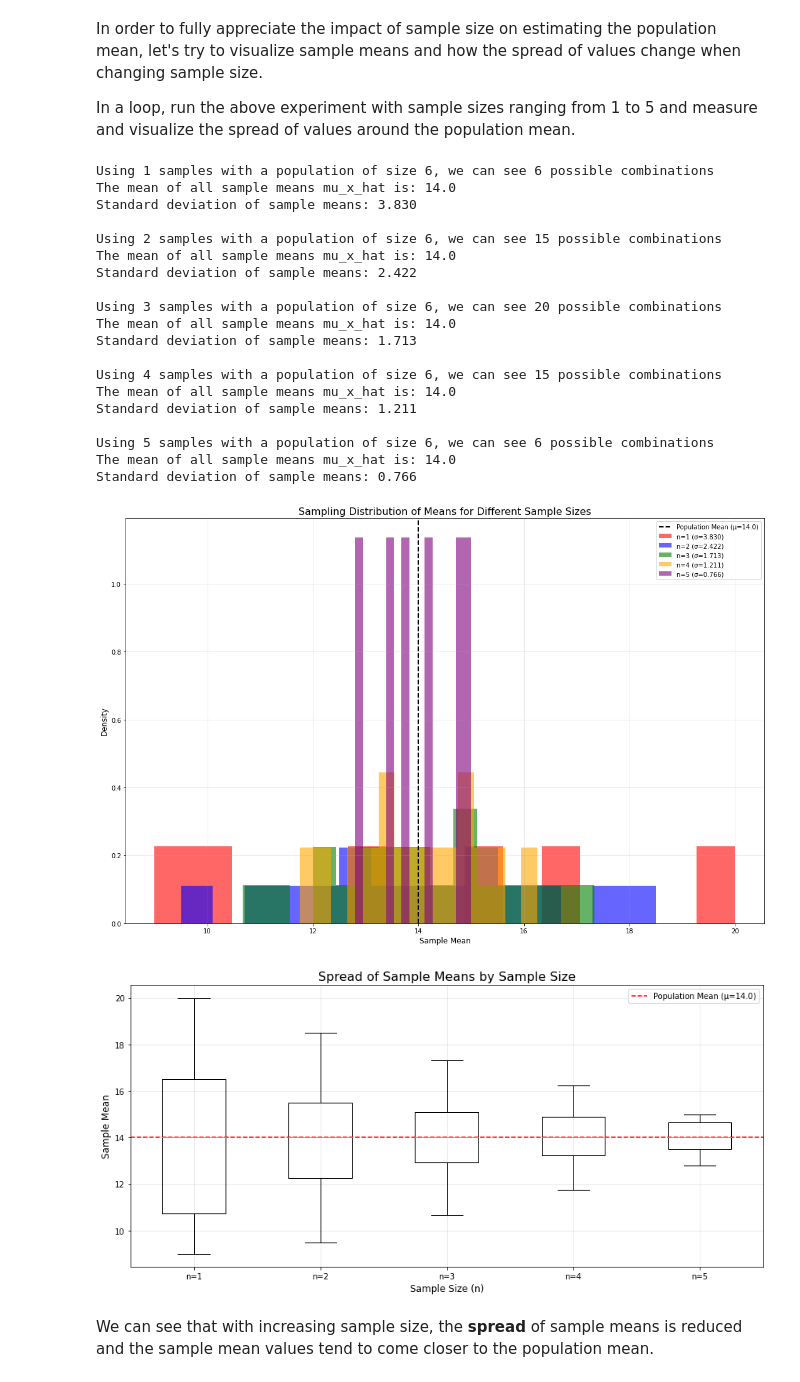
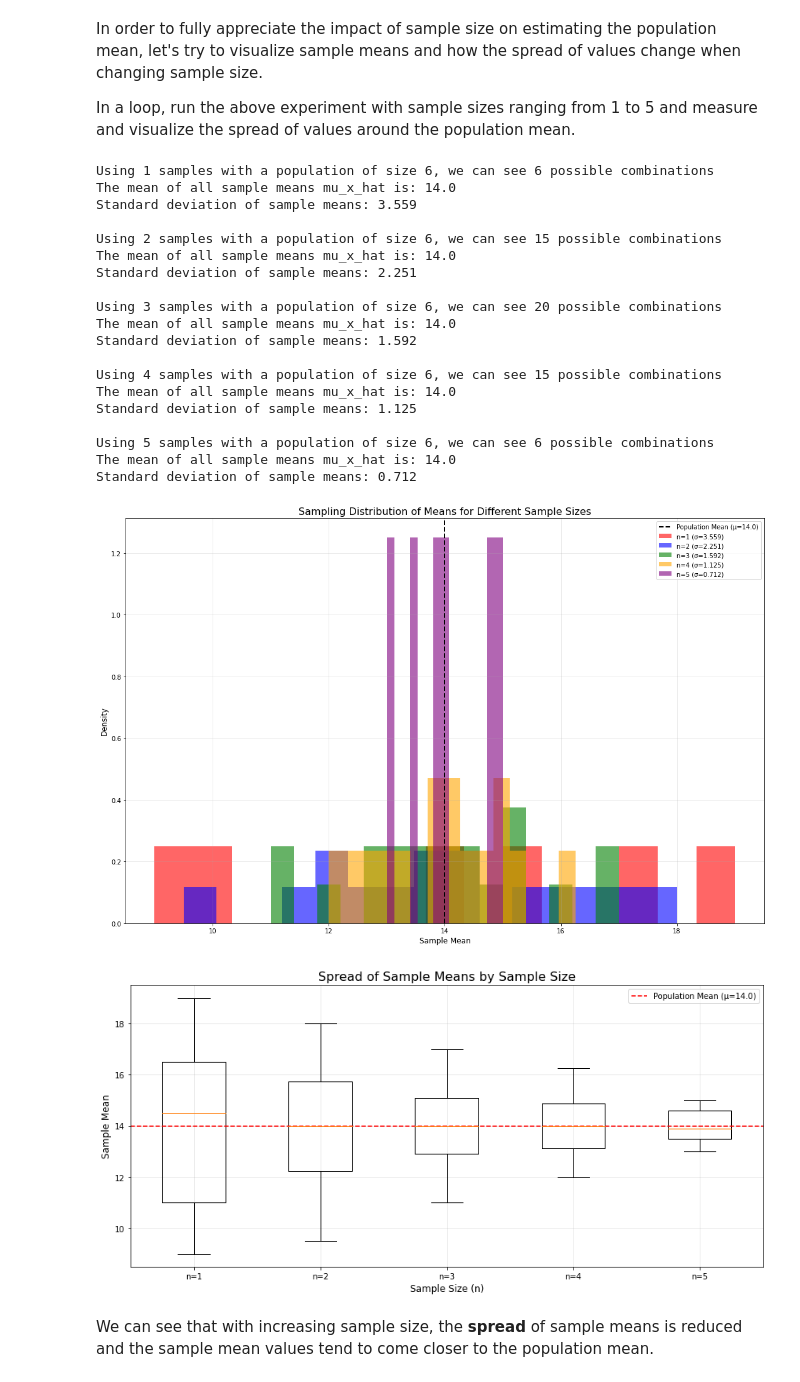
Before and after one commit to MaryBennah/dsc-sampling-statistics-lab, a Jupyter notebook: Sampling Statistics - Lab.ipynb, the cells around one changed output. Drawn from its saved outputs; the diff is of its cells as text; code cells hidden in the pictures.

```diff
--- a/Sampling Statistics - Lab.ipynb
+++ b/Sampling Statistics - Lab.ipynb
@@ -428,7 +428,7 @@ import matplotlib.pyplot as plt
 import numpy as np
 
 # Population data
-pumpkin_dict = {'A': 20, 'B': 13, 'C': 15, 'D': 9, 'E': 10, 'F': 17}
+pumpkin_dict = {'A': 19, 'B': 14, 'C': 15, 'D': 9, 'E': 10, 'F': 17}
 population = list(pumpkin_dict.keys())
 population_values = list(pumpkin_dict.values())
 true_population_mean = np.mean(population_values)
@@ -481,40 +481,40 @@ all_means_by_n = []
 for n in range(1, 6):
     combs = list(itertools.combinations(population, n))
     means = [np.mean([pumpkin_dict[e] for e in comb]) for comb in combs]
     all_means_by_n.append(means)
 
 plt.boxplot(all_means_by_n, labels=[f'n={i}' for i in range(1, 6)])
 plt.axhline(y=true_population_mean, color='red', linestyle='--',
             label=f'Population Mean (μ={true_population_mean})')
 plt.title('Spread of Sample Means by Sample Size', fontsize=16)
 plt.ylabel('Sample Mean', fontsize=12)
 plt.xlabel('Sample Size (n)', fontsize=12)
 plt.legend()
 plt.grid(alpha=0.3)
 plt.tight_layout()
 plt.show()
 # %% [output]
 Using 1 samples with a population of size 6, we can see 6 possible combinations
 The mean of all sample means mu_x_hat is: 14.0
-Standard deviation of sample means: 3.830
+Standard deviation of sample means: 3.559
 
 Using 2 samples with a population of size 6, we can see 15 possible combinations
 The mean of all sample means mu_x_hat is: 14.0
-Standard deviation of sample means: 2.422
+Standard deviation of sample means: 2.251
 
 Using 3 samples with a population of size 6, we can see 20 possible combinations
 The mean of all sample means mu_x_hat is: 14.0
-Standard deviation of sample means: 1.713
+Standard deviation of sample means: 1.592
 
 Using 4 samples with a population of size 6, we can see 15 possible combinations
 The mean of all sample means mu_x_hat is: 14.0
-Standard deviation of sample means: 1.211
+Standard deviation of sample means: 1.125
 
 Using 5 samples with a population of size 6, we can see 6 possible combinations
 The mean of all sample means mu_x_hat is: 14.0
-Standard deviation of sample means: 0.766
+Standard deviation of sample means: 0.712
-[figure, old version]
+[figure, new version]
-[figure, old version]
+[figure, new version]
 # %% [markdown]
 We can see that with increasing sample size, the **spread** of sample means is reduced and the sample mean values tend to come closer to the population mean.
 # %% [markdown]
```
Also changed, not shown: parts of 2 cells of this notebook.
